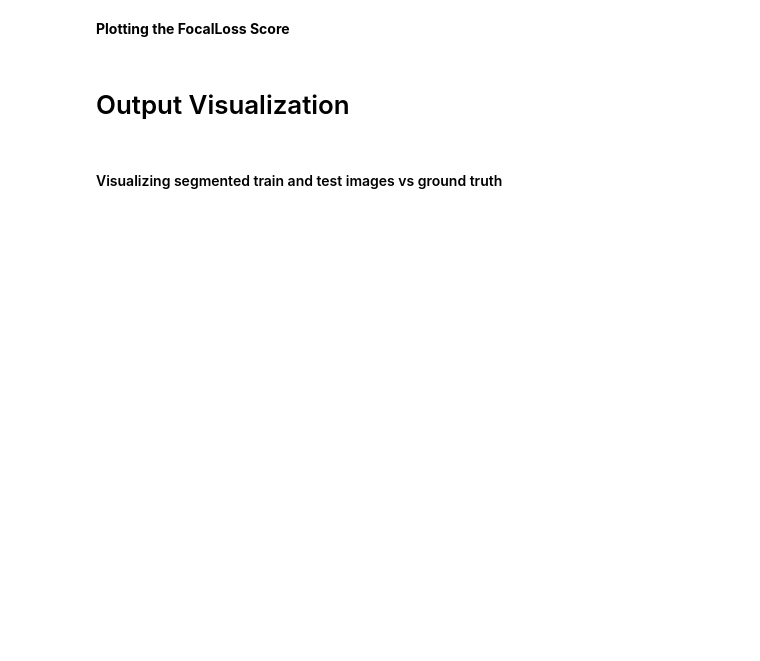
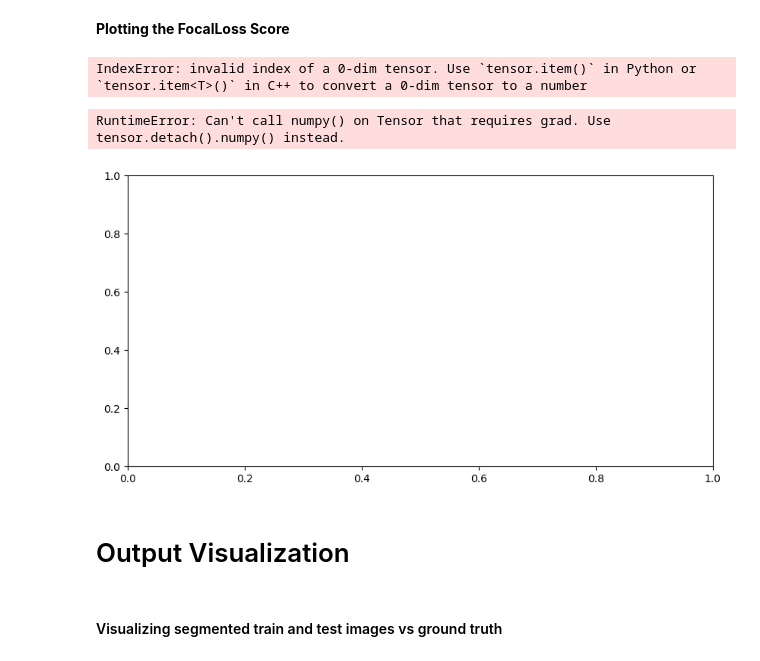
Before and after one commit to Dhaks13/My_DL_Works, a Jupyter notebook: Projects/Brain Tumor Segmentation/Unet_ with_focal_loss.ipynb, the cells around one changed output. Saved outputs shown, nothing was run; the diff lists cells and outputs as text; code cells hidden in the pictures; blank space fills up the shorter version.

```diff
--- a/Projects/Brain Tumor Segmentation/Unet_ with_focal_loss.ipynb
+++ b/Projects/Brain Tumor Segmentation/Unet_ with_focal_loss.ipynb
@@ -313,11 +313,12 @@ def train_test_model(model, train_loader, test_loader,
             inputs = inputs.to(device)
             masks = masks.to(device)
 
-            optimizer.zero_grad()
-
             outputs = model(inputs)
 
             loss = loss_fn(outputs,masks)
+
+            optimizer.zero_grad()
+
             train_epoch.append(loss)
             loss.backward()
 
@@ -331,10 +332,10 @@ def train_test_model(model, train_loader, test_loader,
         #Evaluate on test data -- testing loop
         model.eval()
         test_epoch = []
-        with torch.no_grad():
+        with torch.inference_mode():
             for inputs, masks in test_loader:
                 inputs = inputs.to(device)
-                masks = marks.to(device)
+                masks = masks.to(device)
 
                 outputs = model(inputs)
                 test_epoch.append(loss_fn(outputs,masks))
@@ -363,17 +392,25 @@ model, train_dice_scores, test_dice_scores = train_test_model(model, train_loade
 # %% [markdown]
 **Plotting the FocalLoss Score**
+# %%
+train_dice_scores=train_dice_scores[0].cpu()
+test_dice_scores =test_dice_scores[0].cpu()
+# %% [output]
+IndexError: invalid index of a 0-dim tensor. Use `tensor.item()` in Python or `tensor.item<T>()` in C++ to convert a 0-dim tensor to a number
 # %%
 # Plotting the Dice scores
 import matplotlib.pyplot as plt
 
 plt.figure(figsize=(10, 5))
-plt.plot(train_score, label='Train Score')
-plt.plot(test_score, label='Test Score')
+plt.plot(train_dice_scores, label='Train Score')
+plt.plot(test_dice_scores, label='Test Score')
 plt.xlabel('Epoch')
 plt.ylabel('Focal Score')
 plt.legend()
 plt.title('Focal Scores Over Epochs')
 plt.show()
+# %% [output]
+RuntimeError: Can't call numpy() on Tensor that requires grad. Use tensor.detach().numpy() instead.
+[figure, added]
 # %% [markdown]
 # Output Visualization
 # %% [markdown]
```
Also changed, not shown: parts of 6 cells of this notebook.
